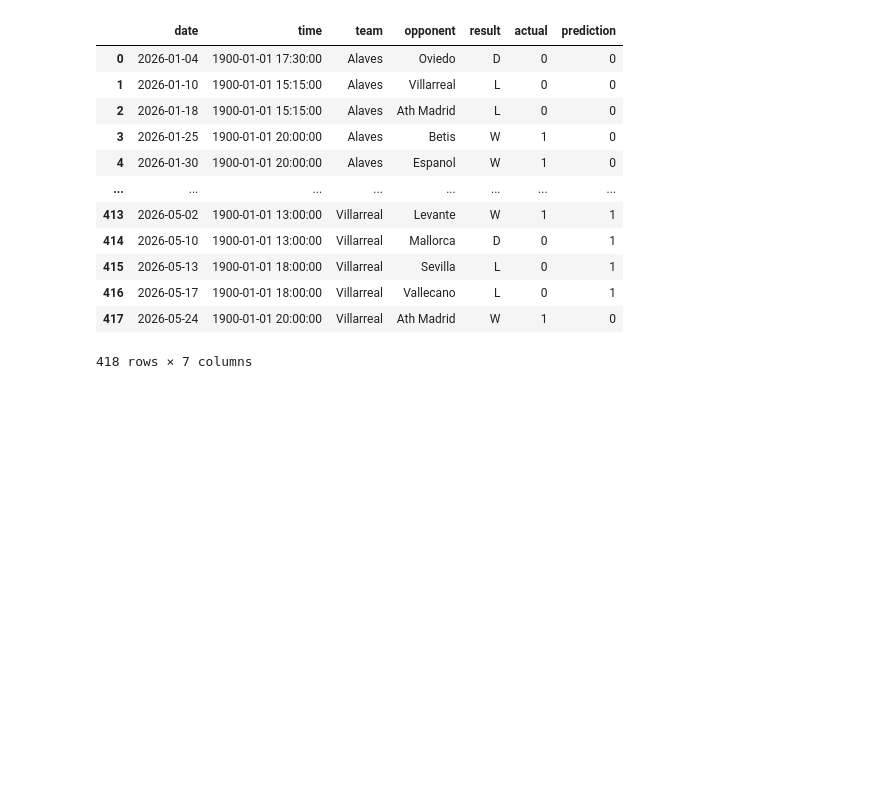
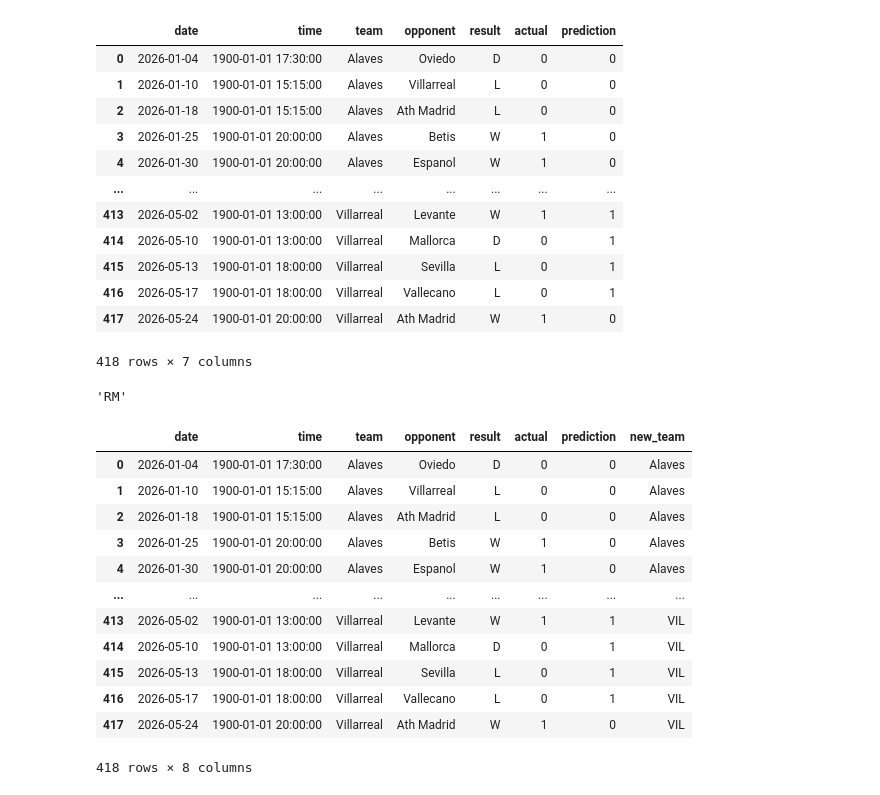
Before and after one commit to mmartinezvaras/MLpartidosPremier, a Jupyter notebook: Partidos.ipynb, the cells around one changed output. Saved outputs shown, nothing was run; the diff lists cells and outputs as text; code cells hidden in the pictures; blank space fills up the shorter version.

```diff
--- a/Partidos.ipynb
+++ b/Partidos.ipynb
@@ -471,3 +471,52 @@ combined
 | 416 | 2026-05-17 | 1900-01-01 18:00:00 | Villarreal | Vallecano | L | 0 | 1 |
 | 417 | 2026-05-24 | 1900-01-01 20:00:00 | Villarreal | Ath Madrid | W | 1 | 0 |
 418 rows × 7 columns
+# %%
+class MissingDict(dict):
+    __missing__ = lambda self, key: key
+
+maps_values = {
+        "Real Madrid": "RM",
+        "Barcelona": "BAR",
+        "Atletico Madrid": "ATM",
+        "Sevilla": "SEV",
+        "Valencia": "VAL",
+        "Villarreal": "VIL",
+        "Athletic Club": "ATH",
+        "Real Sociedad": "RSO",
+        "Betis": "BET",
+        "Celta Vigo": "CEL",
+        "Espanyol": "ESP",
+        "Osasuna": "OSA",
+        "Rayo Vallecano": "RAY",
+        "Mallorca": "MAL",
+        "Girona": "GIR",
+        "Almeria": "ALM",
+        "Getafe": "GET",
+        "Cadiz": "CAD",
+        "Elche": "ELC",
+        "Las Palmas": "LPA"
+    }
+mapping = MissingDict(**maps_values)
+# %%
+mapping["Real Madrid"]
+# %% [output]
+'RM'
+# %%
+combined["new_team"] = combined["team"].map(mapping)
+# %%
+combined
+# %% [output]
+|  | date | time | team | opponent | result | actual | prediction | new_team |
+| 0 | 2026-01-04 | 1900-01-01 17:30:00 | Alaves | Oviedo | D | 0 | 0 | Alaves |
+| 1 | 2026-01-10 | 1900-01-01 15:15:00 | Alaves | Villarreal | L | 0 | 0 | Alaves |
+| 2 | 2026-01-18 | 1900-01-01 15:15:00 | Alaves | Ath Madrid | L | 0 | 0 | Alaves |
+| 3 | 2026-01-25 | 1900-01-01 20:00:00 | Alaves | Betis | W | 1 | 0 | Alaves |
+| 4 | 2026-01-30 | 1900-01-01 20:00:00 | Alaves | Espanol | W | 1 | 0 | Alaves |
+| ... | ... | ... | ... | ... | ... | ... | ... | ... |
+| 413 | 2026-05-02 | 1900-01-01 13:00:00 | Villarreal | Levante | W | 1 | 1 | VIL |
+| 414 | 2026-05-10 | 1900-01-01 13:00:00 | Villarreal | Mallorca | D | 0 | 1 | VIL |
+| 415 | 2026-05-13 | 1900-01-01 18:00:00 | Villarreal | Sevilla | L | 0 | 1 | VIL |
+| 416 | 2026-05-17 | 1900-01-01 18:00:00 | Villarreal | Vallecano | L | 0 | 1 | VIL |
+| 417 | 2026-05-24 | 1900-01-01 20:00:00 | Villarreal | Ath Madrid | W | 1 | 0 | VIL |
+418 rows × 8 columns
```
Also changed, not shown: parts of 1 cell of this notebook.
